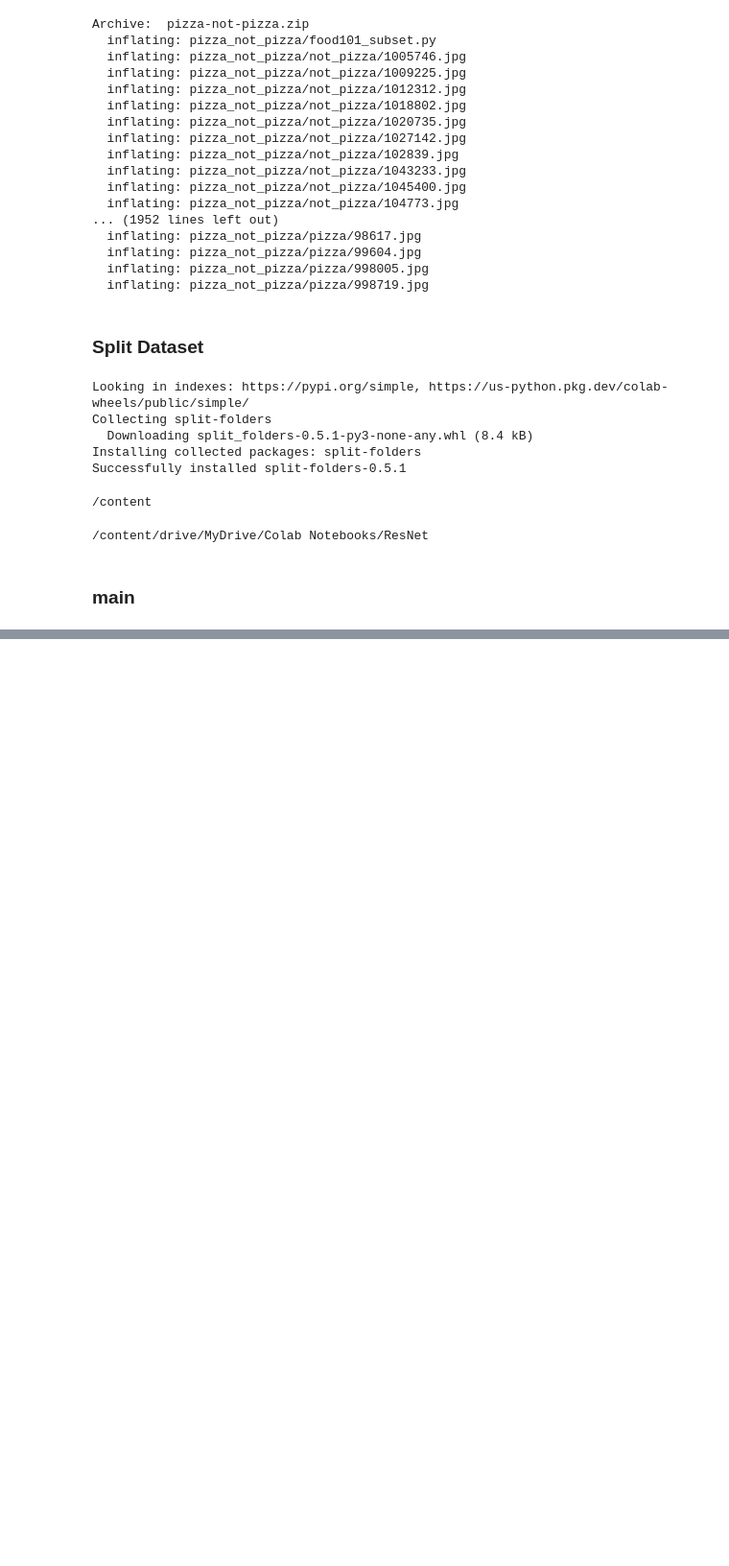
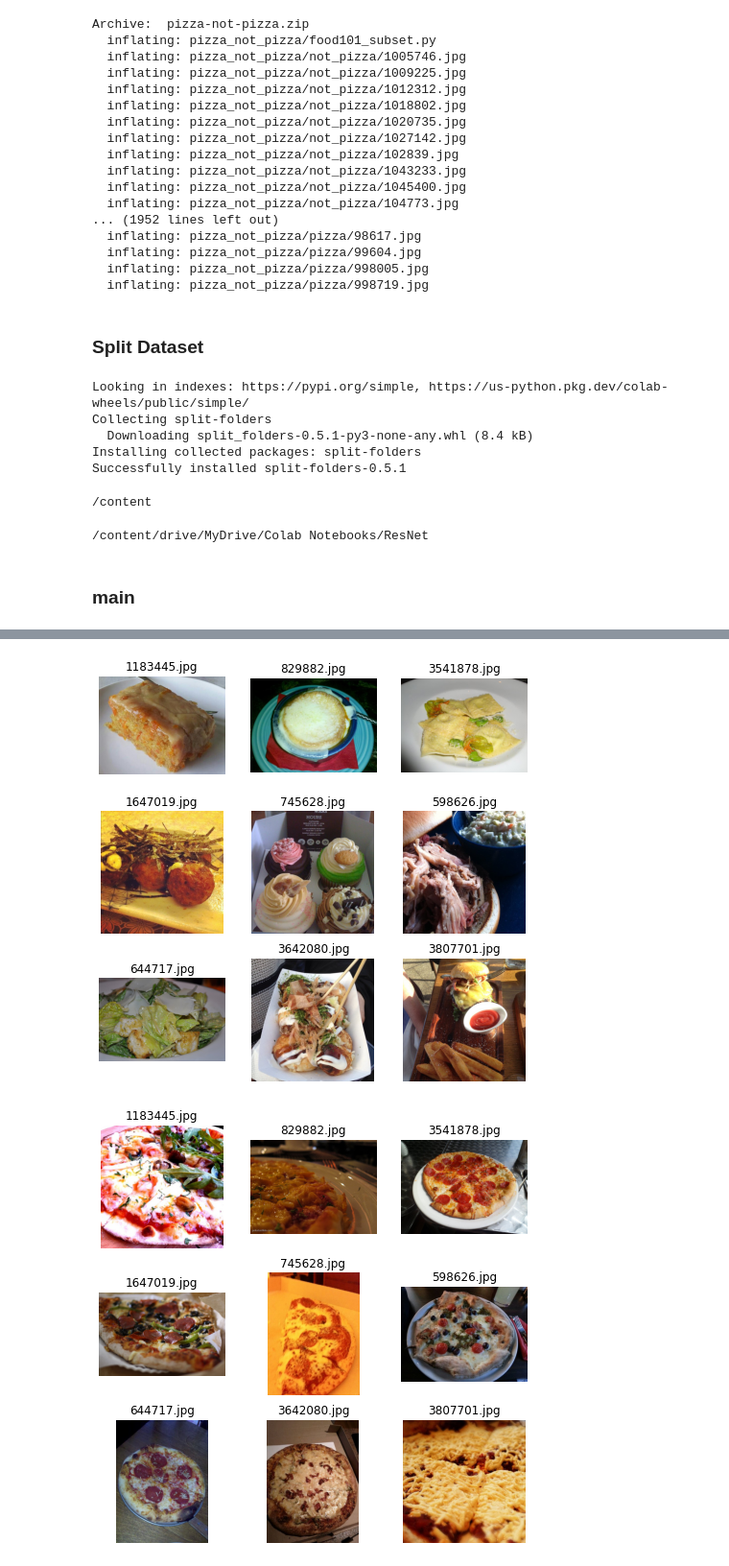
Before and after one commit to jeongseok5/image_classification, a Jupyter notebook: ResNet/main_train.ipynb, the cells around one changed output, grey strips where cells are left out. Shown: that part at 96% size. Drawn from its saved outputs; the diff is of its cells as text; code cells hidden in the pictures; blank space fills up the shorter version.

```diff
--- a/ResNet/main_train.ipynb
+++ b/ResNet/main_train.ipynb
@@ -72,0 +80,18 @@ from tqdm.notebook import tqdm
+# %%
+# 데이터셋 탐색
+
+trainset = PizzaDataset('/content/pizzaDataset/', 'train')
+valset = PizzaDataset('/content/pizzaDataset/', 'val')
+testset = PizzaDataset('/content/pizzaDataset/', 'test')
+print('Size of train set: ', len(trainset))
+print('Size of val set: ', len(valset))
+print('Size of test set: ', len(testset))
+print()
+print('Size of train not_pizza: ', len(trainset.not_pizza_files))
+print('Size of train pizza: ', len(trainset.pizza_files))
+print('Size of val not_pizza: ', len(valset.not_pizza_files))
+print('Size of val pizza: ', len(valset.pizza_files))
+print('Size of test not_pizza: ', len(testset.not_pizza_files))
+print('Size of test pizza: ', len(testset.pizza_files))
+print()
+print(trainset.getfilename(0))
@@ -72,0 +111,22 @@ from tqdm.notebook import tqdm
+# %%
+# get 9 images in each class
+train_not_pizza_images = [trainset[i] for i in range(10)]
+train_pizza_images = [trainset[i] for i in range(len(trainset.not_pizza_files),len(trainset.not_pizza_files)+10)]
+
+def get_image(nrows, ncols, dataset):
+    plt.figure(figsize=(8,8))
+    for i in range(nrows*ncols):
+        filename = trainset.getfilename(i)
+        plt.subplot(nrows, ncols, i+1)
+        plt.imshow(dataset[i][0])
+        plt.title(filename)
+        plt.axis('off')
+
+    plt.show()
+
+nrows, ncols = 3, 3
+get_image(nrows, ncols, train_not_pizza_images)
+get_image(nrows, ncols, train_pizza_images)
+# %% [output]
+[figure, added]
+[figure, added]
```
Also changed, not shown: parts of 11 cells of this notebook.
